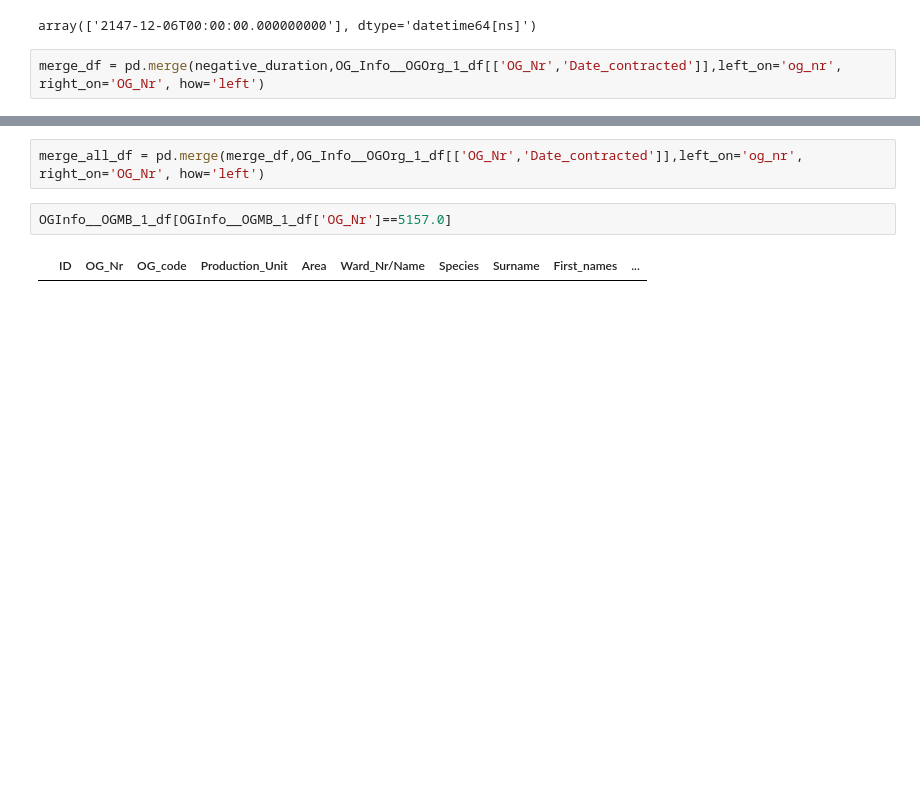
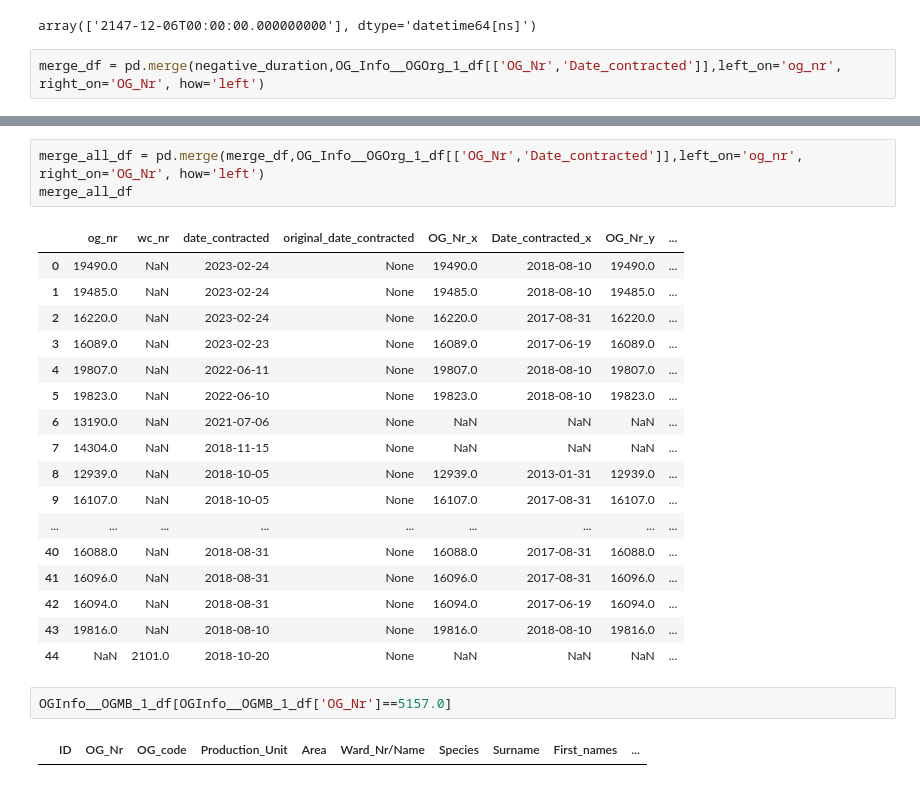
Before and after one commit to Capstone-OrganicAfrica/organic_zimbabwe_eda, a Jupyter notebook: correct_contract_drops.ipynb, the cells around one changed output, grey strips where cells are left out. Cells and saved outputs as stored; diff of their text form; blank space fills up the shorter version.

```diff
--- a/correct_contract_drops.ipynb
+++ b/correct_contract_drops.ipynb
@@ -84,5 +92,24 @@ merge_df[merge_df['Date_contracted'].isna()]
 # %%
 merge_all_df = pd.merge(merge_df,OG_Info__OGOrg_1_df[['OG_Nr','Date_contracted']],left_on='og_nr', right_on='OG_Nr', how='left')
+merge_all_df
+# %% [output]
+|  | og_nr | wc_nr | date_contracted | original_date_contracted | OG_Nr_x | Date_contracted_x | OG_Nr_y | ... |
+| 0 | 19490.0 | NaN | 2023-02-24 | None | 19490.0 | 2018-08-10 | 19490.0 | ... |
+| 1 | 19485.0 | NaN | 2023-02-24 | None | 19485.0 | 2018-08-10 | 19485.0 | ... |
+| 2 | 16220.0 | NaN | 2023-02-24 | None | 16220.0 | 2017-08-31 | 16220.0 | ... |
+| 3 | 16089.0 | NaN | 2023-02-23 | None | 16089.0 | 2017-06-19 | 16089.0 | ... |
+| 4 | 19807.0 | NaN | 2022-06-11 | None | 19807.0 | 2018-08-10 | 19807.0 | ... |
+| 5 | 19823.0 | NaN | 2022-06-10 | None | 19823.0 | 2018-08-10 | 19823.0 | ... |
+| 6 | 13190.0 | NaN | 2021-07-06 | None | NaN | NaN | NaN | ... |
+| 7 | 14304.0 | NaN | 2018-11-15 | None | NaN | NaN | NaN | ... |
+| 8 | 12939.0 | NaN | 2018-10-05 | None | 12939.0 | 2013-01-31 | 12939.0 | ... |
+| 9 | 16107.0 | NaN | 2018-10-05 | None | 16107.0 | 2017-08-31 | 16107.0 | ... |
+| ... | ... | ... | ... | ... | ... | ... | ... | ... |
+| 40 | 16088.0 | NaN | 2018-08-31 | None | 16088.0 | 2017-08-31 | 16088.0 | ... |
+| 41 | 16096.0 | NaN | 2018-08-31 | None | 16096.0 | 2017-08-31 | 16096.0 | ... |
+| 42 | 16094.0 | NaN | 2018-08-31 | None | 16094.0 | 2017-06-19 | 16094.0 | ... |
+| 43 | 19816.0 | NaN | 2018-08-10 | None | 19816.0 | 2018-08-10 | 19816.0 | ... |
+| 44 | NaN | 2101.0 | 2018-10-20 | None | NaN | NaN | NaN | ... |
 # %%
 OGInfo__OGMB_1_df[OGInfo__OGMB_1_df['OG_Nr']==5157.0]
 # %% [output]
```
Also changed, not shown: parts of 7 cells of this notebook, 1 other file.
